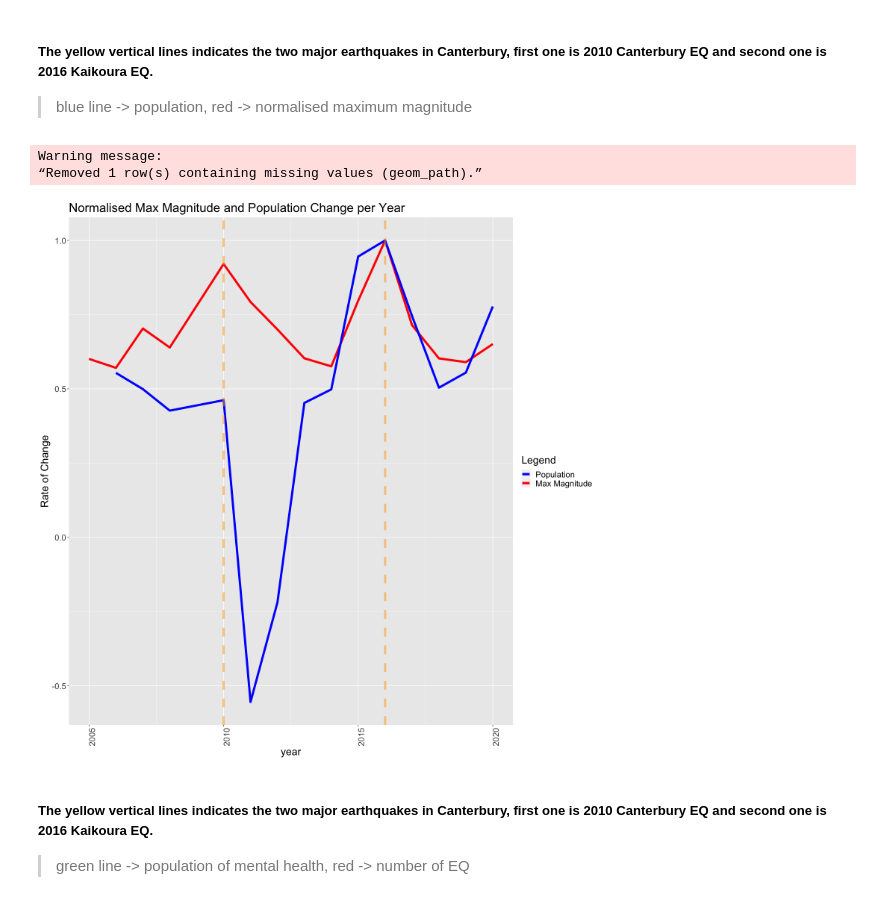
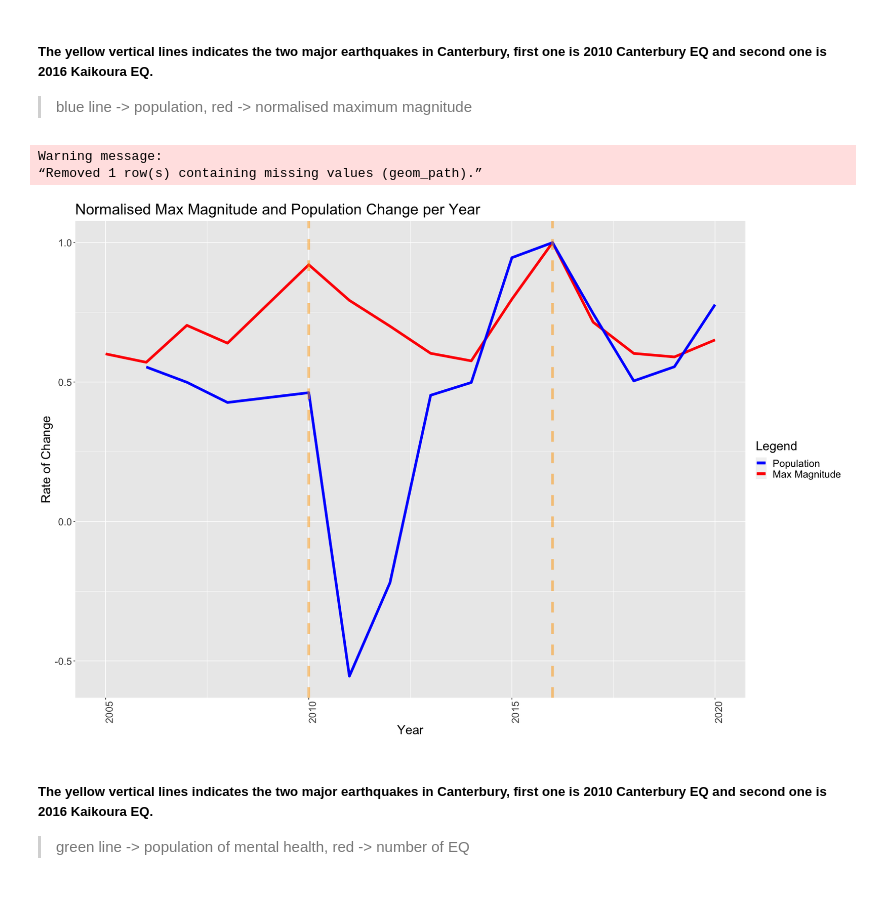
Before and after one commit to adaizh/datamac, a Jupyter notebook: Plotting.ipynb, the cells around one changed output. Cells and saved outputs as stored; diff of their text form; code cells hidden in the pictures.

```diff
--- a/Plotting.ipynb
+++ b/Plotting.ipynb
@@ -101,8 +103,8 @@ joined_table <- eq_summary_df %>% full_join(mh_df, by=c('City','Year')) %>%
         mutate(mh.change = if_else(City == lag(City), Total - lag(Total), Total-Total),
                mh.change = na_if(mh.change, 0),
                mh.change.rate = mh.change/Total,
-               pop.change.rate = pop.change/Total.Pop,
-               mh.per.pop = total/Total.Pop
+               pop.change.rate = Pop.change/Total.Pop,
+               mh.per.pop = Total/Total.Pop
               )
 
 # These are all the attributes of the table
@@ -198,23 +206,23 @@ Warning message:
 # %%
 # defining colour
 colours3 <- c("Population" = "blue", "Max Magnitude" = "red")
 
 # max mag vs pop change rate for Canterbury
-joined_table %>% filter(city=='Canterbury') %>%
-  ggplot( aes(x=year)) +
-    geom_line(aes(y=max_mag/max(max_mag, na.rm=TRUE), color="Max Magnitude"), size=2) + # normalised num quakes
+joined_table %>% filter(City=='Canterbury') %>%
+  ggplot( aes(x=Year)) +
+    geom_line(aes(y=Max_mag/max(Max_mag, na.rm=TRUE), color="Max Magnitude"), size=2) + # normalised num quakes
     geom_line(aes(y=pop.change.rate/max(pop.change.rate, na.rm=TRUE), color='Population'), size=2) + # normalised pop.change.rate
     ggtitle("Normalised Max Magnitude and Population Change per Year") +
     geom_vline(xintercept=2010, color="orange", size=2, alpha=0.5, linetype='dashed') +
     geom_vline(xintercept=2016, color="orange", size=2, alpha=0.5, linetype='dashed') +
     labs(y="Rate of Change", color = "Legend") +
     scale_color_manual(values = colours3) +
     theme(text = element_text(size=20),
         axis.text.x = element_text(angle=90, hjust=1))
 # %% [output]
 Warning message:
 “Removed 1 row(s) containing missing values (geom_path).”
-[figure, old version]
+[figure, new version]
 # %% [markdown]
 ##### The yellow vertical lines indicates the two major earthquakes in Canterbury, first one is 2010 Canterbury EQ and second one is 2016 Kaikoura EQ.
 
```
Also changed, not shown: parts of 8 cells of this notebook.
